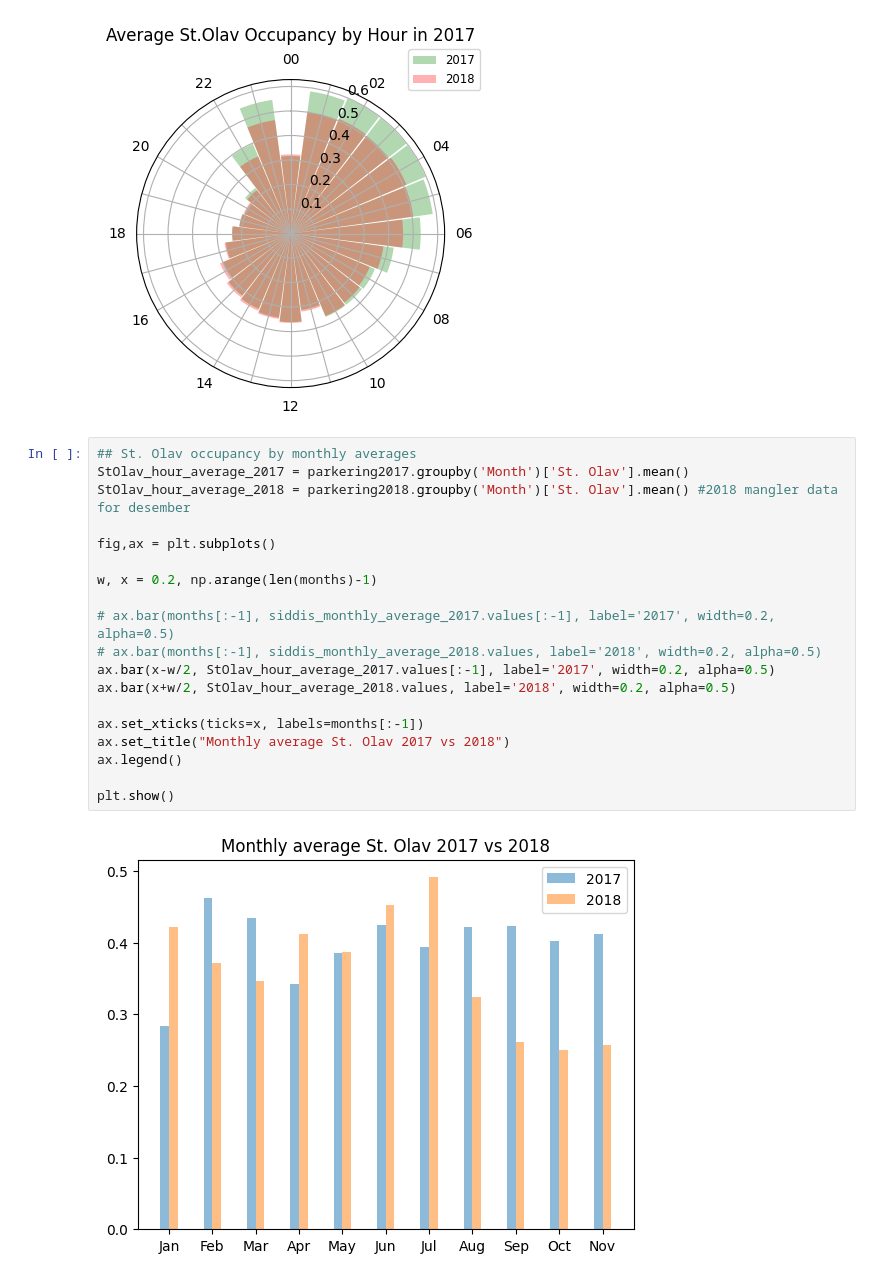
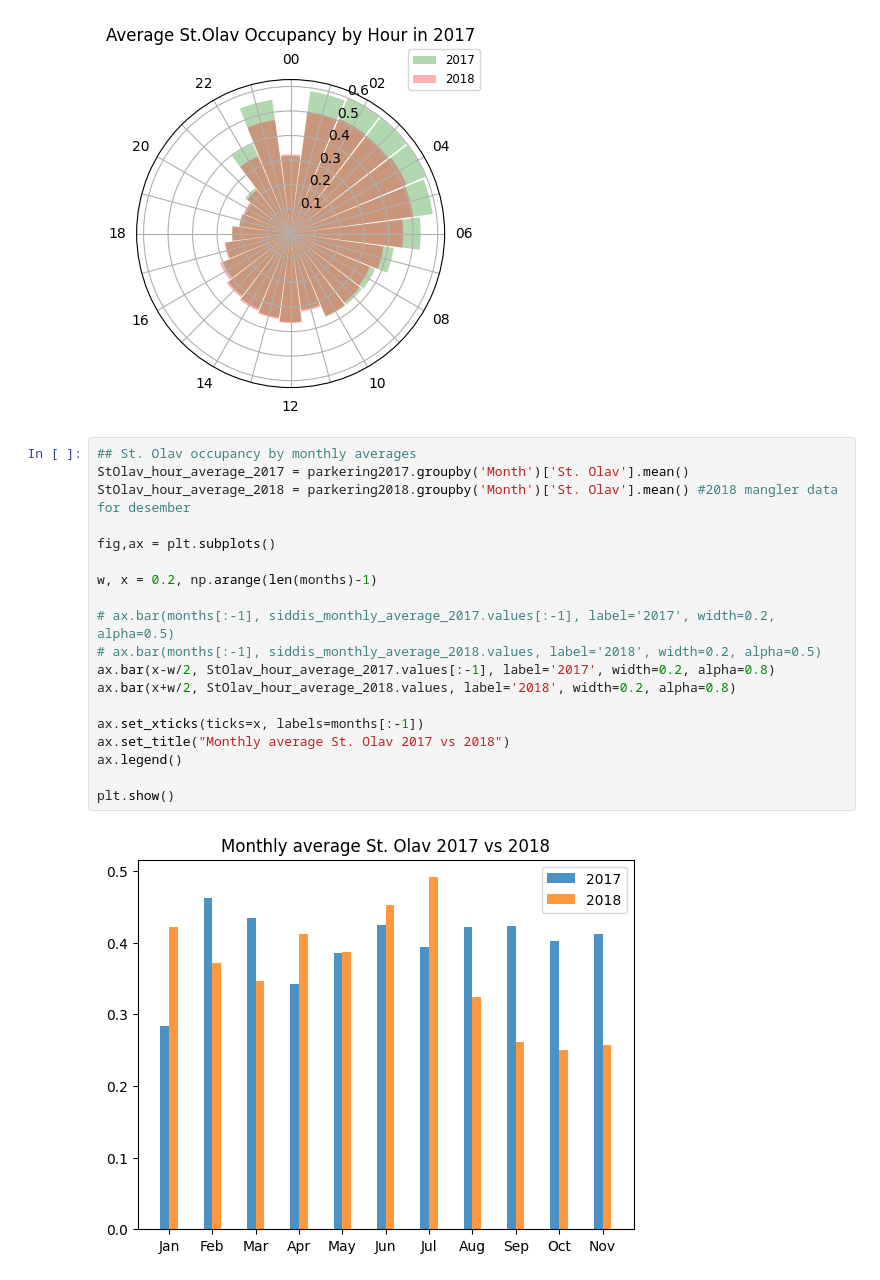
Before and after one commit to lenelise/stavanger_parkinglots, a Jupyter notebook: parking.ipynb, the cells around one changed output. Saved outputs shown, nothing was run; the diff lists cells and outputs as text.

```diff
--- a/parking.ipynb
+++ b/parking.ipynb
@@ -319,21 +350,21 @@ plt.show()
 # %%
 ## St. Olav occupancy by monthly averages
 StOlav_hour_average_2017 = parkering2017.groupby('Month')['St. Olav'].mean()
 StOlav_hour_average_2018 = parkering2018.groupby('Month')['St. Olav'].mean() #2018 mangler data for desember
 
 fig,ax = plt.subplots()
 
 w, x = 0.2, np.arange(len(months)-1)
 
 # ax.bar(months[:-1], siddis_monthly_average_2017.values[:-1], label='2017', width=0.2, alpha=0.5)
 # ax.bar(months[:-1], siddis_monthly_average_2018.values, label='2018', width=0.2, alpha=0.5)
-ax.bar(x-w/2, StOlav_hour_average_2017.values[:-1], label='2017', width=0.2, alpha=0.5)
-ax.bar(x+w/2, StOlav_hour_average_2018.values, label='2018', width=0.2, alpha=0.5)
+ax.bar(x-w/2, StOlav_hour_average_2017.values[:-1], label='2017', width=0.2, alpha=0.8)
+ax.bar(x+w/2, StOlav_hour_average_2018.values, label='2018', width=0.2, alpha=0.8)
 
 ax.set_xticks(ticks=x, labels=months[:-1])
 ax.set_title("Monthly average St. Olav 2017 vs 2018")
 ax.legend()
 
 plt.show()
 # %% [output]
-[figure, old version]
+[figure, new version]
```
Also changed, not shown: parts of 2 cells of this notebook, 1 other file.
